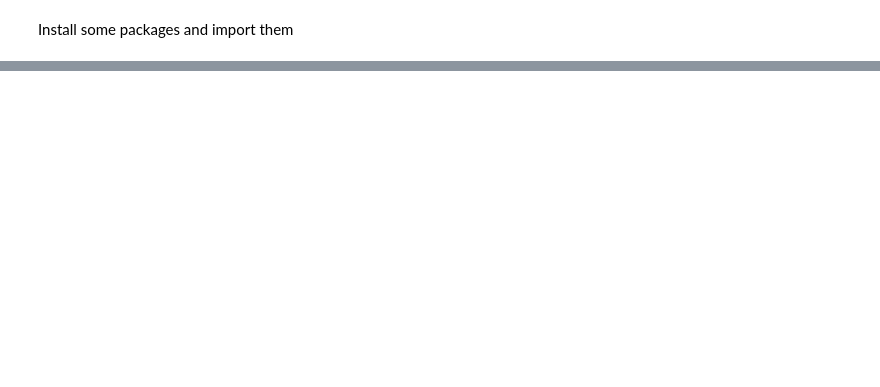
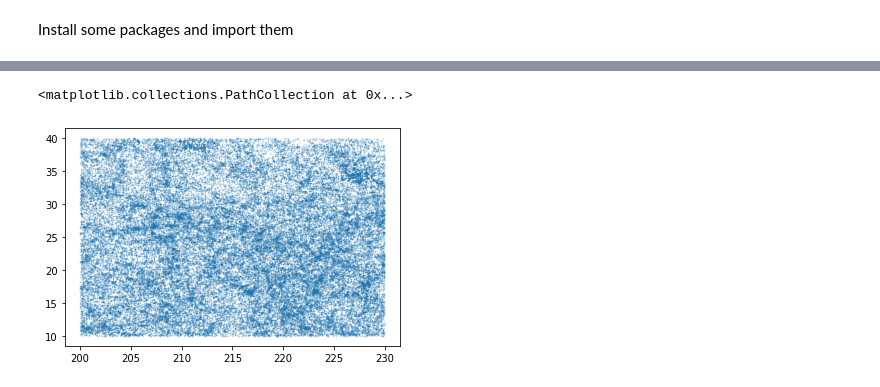
Before and after one commit to csabiu/astronomy, a Jupyter notebook: Astro_luminosity_function.ipynb, the cells around one changed output, grey strips where cells are left out. Cells and saved outputs as stored; diff of their text form; code cells hidden in the pictures; blank space fills up the shorter version.

```diff
--- a/Astro_luminosity_function.ipynb
+++ b/Astro_luminosity_function.ipynb
@@ -35,14 +85,17 @@ np.shape(res['cModelMag_r'])
 # %%
 res=res[res['cModelMag_r']>0] # clean data a little
 ra=res['ra']
 dec=res['dec']
 z=res['z']
 m_g=res['cModelMag_g']
 m_r=res['cModelMag_r']
 e_r=res['extinction_r']
-#m_i=res['cModelMag_i']
+m_r_err=res['cModelMagErr_r']
 #m_z=res['cModelMag_z']
 plt.scatter(ra,dec,alpha=0.2,s=0.5)
+# %% [output]
+<matplotlib.collections.PathCollection at 0x...>
+[figure, added]
 # %%
 #compute K-correctio
 kcorr=calc_kcor.calc_kcor('r', z, 'g - r', m_g-m_r)
```
Also changed, not shown: parts of 5 cells of this notebook.
